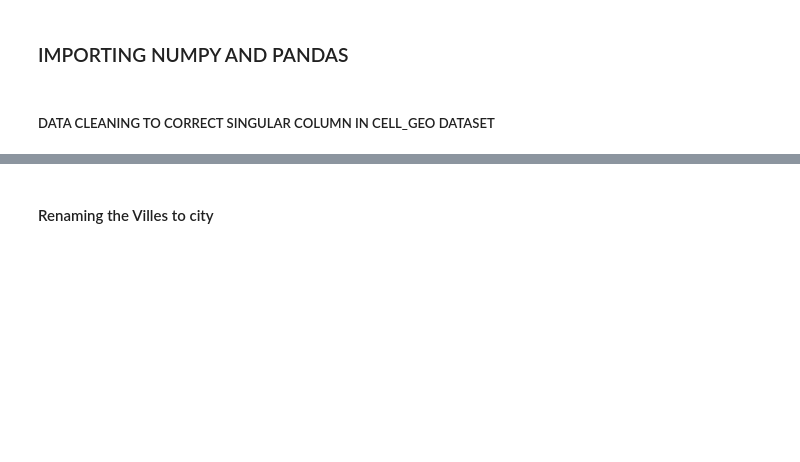
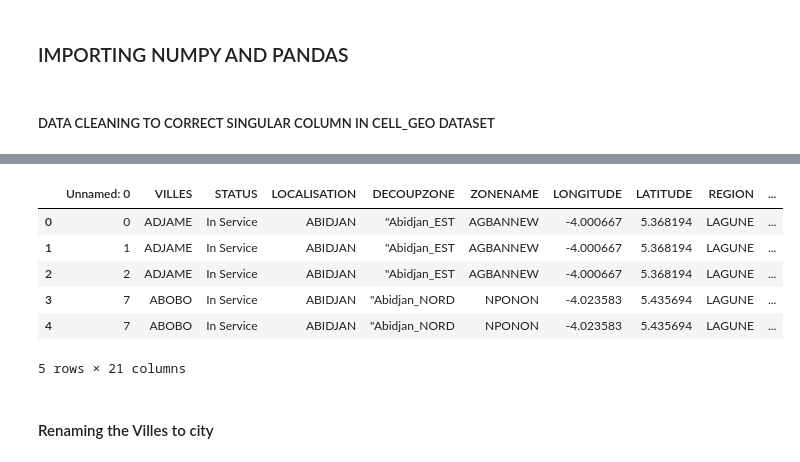
Before and after one commit to stogaja/Python-ML-Projects, a Jupyter notebook: FRIDAY WK3/assignment.ipynb, the cells around one changed output, grey strips where cells are left out. Saved outputs shown, nothing was run; the diff lists cells and outputs as text; code cells hidden in the pictures; blank space fills up the shorter version.

```diff
--- a/FRIDAY WK3/assignment.ipynb
+++ b/FRIDAY WK3/assignment.ipynb
@@ -32,0 +53,4 @@ data.head()
+# %%
+# let's read the data from the csv file
+df3 = pd.read_csv('Telcom_dataset3.csv')
+df3.head()
@@ -32,0 +64,8 @@ data.head()
+# %%
+# Rename the Days dataset columns to be common
+new_columns = ['PRODUCT', 'VALUE', 'DATE_TIME', 'CELL_ON_SITE', 'DW_NUMBER_INT',
+           'DW_B_NUMBER_INT', 'COUNTRY_A', 'COUNTRY_B', 'CELL_ID', 'SITE_ID']
+
+df1.columns = new_columns
+df2.columns = new_columns
+df3.columns = new_columns
@@ -32,0 +79,4 @@ data.head()
+# %%
+# let's merge the datasets
+df = pd.concat([df1, df2, df3])
+df.head()
@@ -33,3 +90,15 @@ data.head()
+# %%
+# let's merge data and df together
+df = pd.merge(data, df, on='SITE_ID')
+df.head()
+# %% [output]
+|  | Unnamed: 0 | VILLES | STATUS | LOCALISATION | DECOUPZONE | ZONENAME | LONGITUDE | LATITUDE | REGION | ... |
+| 0 | 0 | ADJAME | In Service | ABIDJAN | "Abidjan_EST | AGBANNEW | -4.000667 | 5.368194 | LAGUNE | ... |
+| 1 | 1 | ADJAME | In Service | ABIDJAN | "Abidjan_EST | AGBANNEW | -4.000667 | 5.368194 | LAGUNE | ... |
+| 2 | 2 | ADJAME | In Service | ABIDJAN | "Abidjan_EST | AGBANNEW | -4.000667 | 5.368194 | LAGUNE | ... |
+| 3 | 7 | ABOBO | In Service | ABIDJAN | "Abidjan_NORD | NPONON | -4.023583 | 5.435694 | LAGUNE | ... |
+| 4 | 7 | ABOBO | In Service | ABIDJAN | "Abidjan_NORD | NPONON | -4.023583 | 5.435694 | LAGUNE | ... |
+5 rows × 21 columns
 # %% [markdown]
 #### Renaming the Villes to city
 # %%
```
Also changed, not shown: parts of 23 cells of this notebook.
